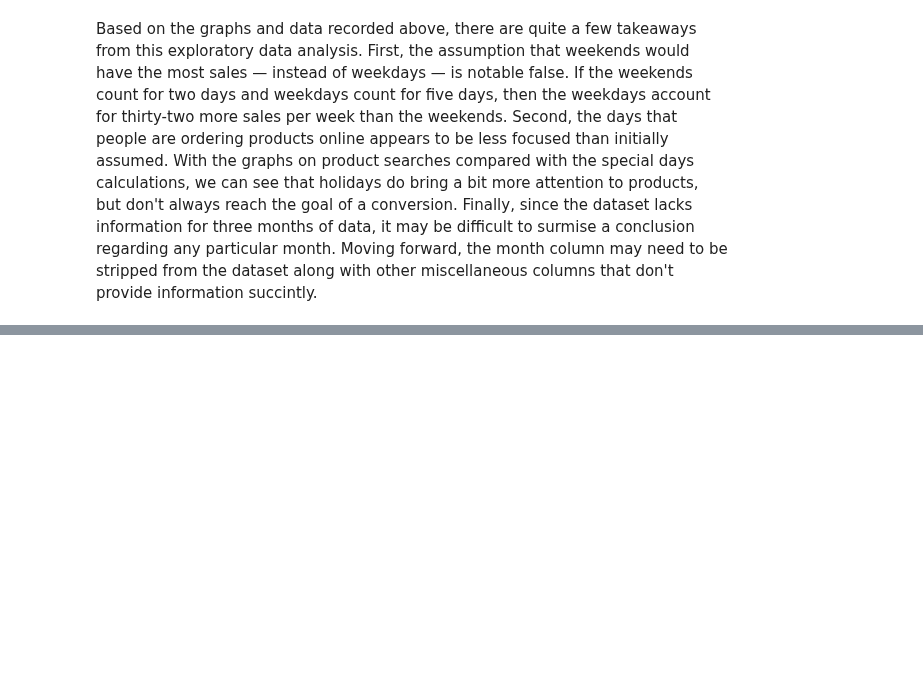
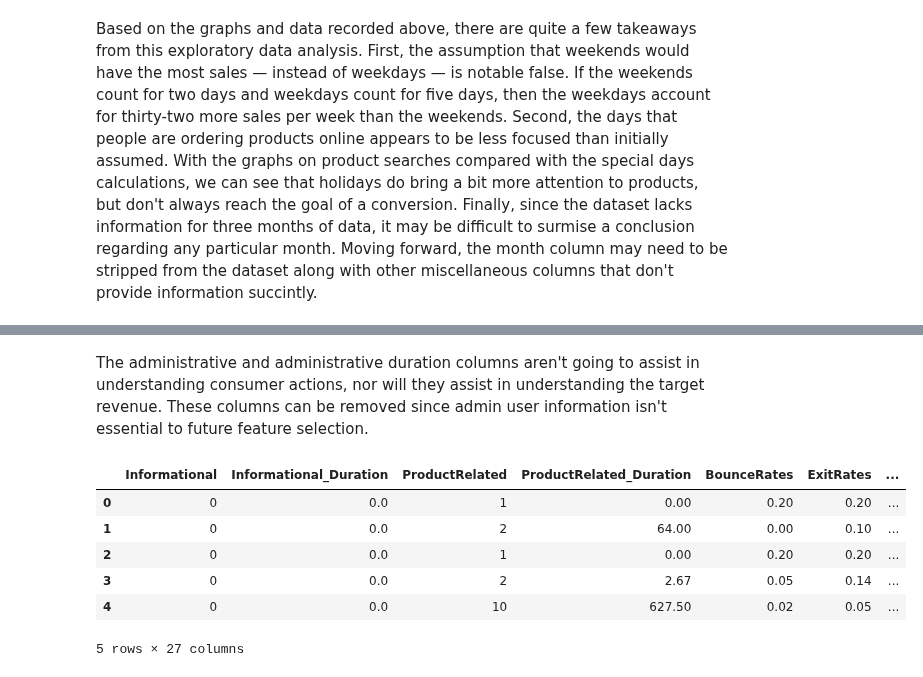
Before and after one commit to joshgreenert/Python-Projects, a Jupyter notebook: Data Mining/Term_Project/Milestone_1_2_JGreenert.ipynb, the cells around one changed output, grey strips where cells are left out. Cells and saved outputs as stored; diff of their text form; code cells hidden in the pictures; blank space fills up the shorter version.

```diff
--- a/Data Mining/Term_Project/Milestone_1_JGreenert.ipynb
+++ b/Data Mining/Term_Project/Milestone_1_2_JGreenert.ipynb
@@ -124,0 +130,3 @@ Based on the graphs and data recorded above, there are quite a few takeaways fro
+# %%
+# Round the numbers of product related duration to be 2 spots in decimals.
+df_consumer['ProductRelated_Duration'] = df_consumer['ProductRelated_Duration'].round(decimals = 2)
@@ -124,0 +135,3 @@ Based on the graphs and data recorded above, there are quite a few takeaways fro
+# %%
+# Get dummies for the months to use continous variables instead of catagorical.
+df_consumer_new = pd.get_dummies(df_consumer, columns = ['Month'])
@@ -124,0 +140,3 @@ Based on the graphs and data recorded above, there are quite a few takeaways fro
+# %%
+# Get dummies for the VisitorType columns to use continous variables instead of catagorical.
+df_consumer_final = pd.get_dummies(df_consumer_new, columns = ['VisitorType'])
@@ -124,0 +145,17 @@ Based on the graphs and data recorded above, there are quite a few takeaways fro
+# %%
+# Remove the aministrative columns
+df_consumer_final = df_consumer_final.drop(['Administrative'],axis=1)
+df_consumer_final = df_consumer_final.drop(['Administrative_Duration'],axis=1)
+# %% [markdown]
+The administrative and administrative duration columns aren't going to assist in understanding consumer actions, nor will they assist in understanding the target revenue.  These columns can be removed since admin user information isn't essential to future feature selection.
+# %%
+# Display the prepared dataframe.
+df_consumer_final.head(5)
+# %% [output]
+|  | Informational | Informational_Duration | ProductRelated | ProductRelated_Duration | BounceRates | ExitRates | ... |
+| 0 | 0 | 0.0 | 1 | 0.00 | 0.20 | 0.20 | ... |
+| 1 | 0 | 0.0 | 2 | 64.00 | 0.00 | 0.10 | ... |
+| 2 | 0 | 0.0 | 1 | 0.00 | 0.20 | 0.20 | ... |
+| 3 | 0 | 0.0 | 2 | 2.67 | 0.05 | 0.14 | ... |
+| 4 | 0 | 0.0 | 10 | 627.50 | 0.02 | 0.05 | ... |
+5 rows × 27 columns
```
Also changed, not shown: parts of 4 cells of this notebook, 1 other file.
